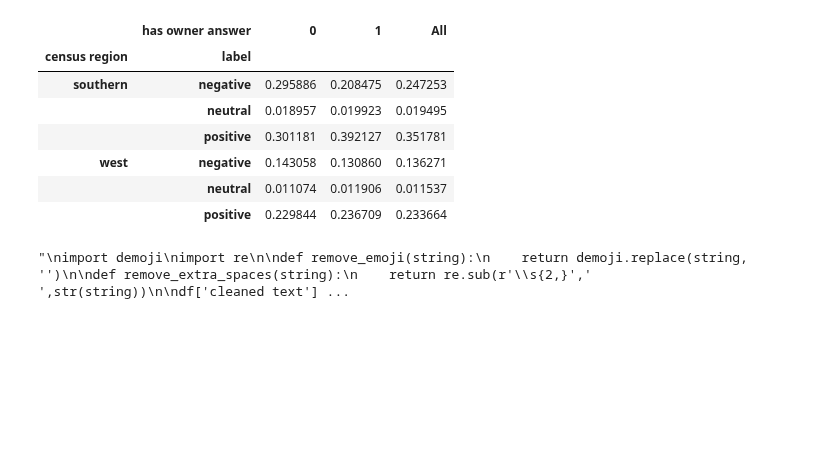
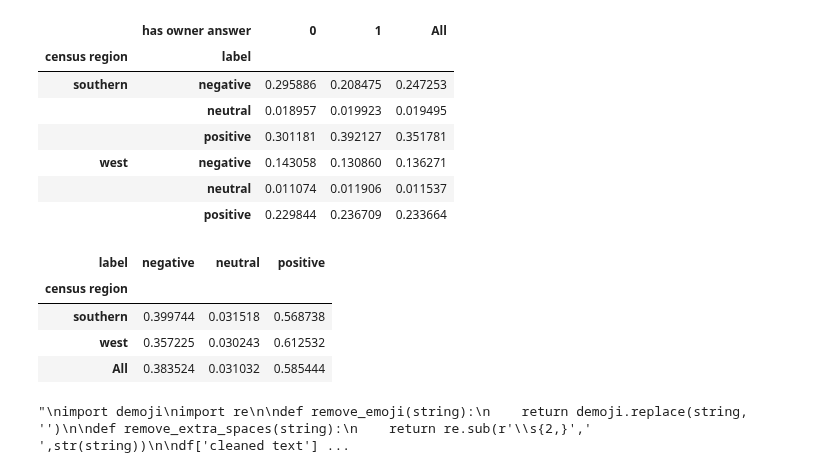
Before and after one commit to CGRowe96/WGU_MSDA, a Jupyter notebook: D214/capstone.ipynb, the cells around one changed output. Cells and saved outputs as stored; diff of their text form; code cells hidden in the pictures; blank space fills up the shorter version.

```diff
--- a/D214/capstone.ipynb
+++ b/D214/capstone.ipynb
@@ -377,6 +523,14 @@ pd.crosstab([df['census region'],df['label']],df['has owner answer'],margins=Tru
 | west | negative | 0.143058 | 0.130860 | 0.136271 |
 |  | neutral | 0.011074 | 0.011906 | 0.011537 |
 |  | positive | 0.229844 | 0.236709 | 0.233664 |
+# %%
+pd.crosstab(df['census region'],df['label'],margins=True, normalize='index')
+# %% [output]
+| label | negative | neutral | positive |
+| census region |  |  |  |
+| southern | 0.399744 | 0.031518 | 0.568738 |
+| west | 0.357225 | 0.030243 | 0.612532 |
+| All | 0.383524 | 0.031032 | 0.585444 |
 # %%
 '''
 import demoji
```
Also changed, not shown: parts of 28 cells of this notebook, 1 other file.
